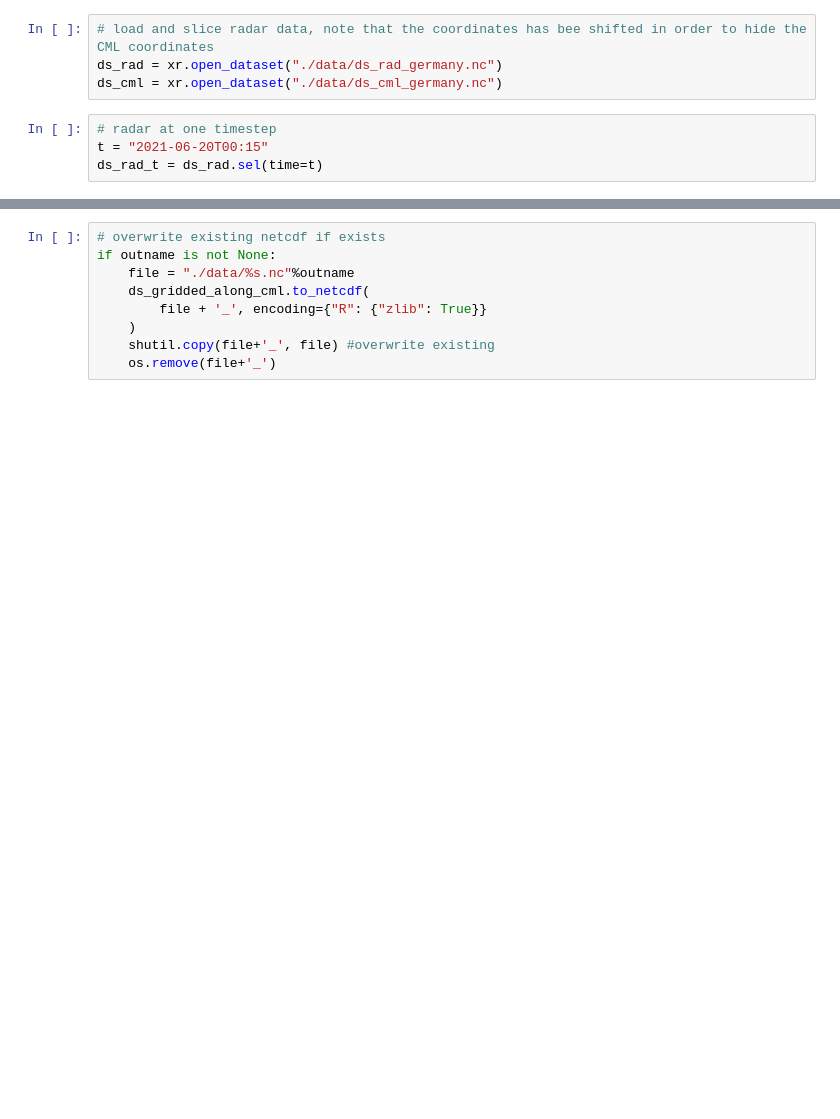
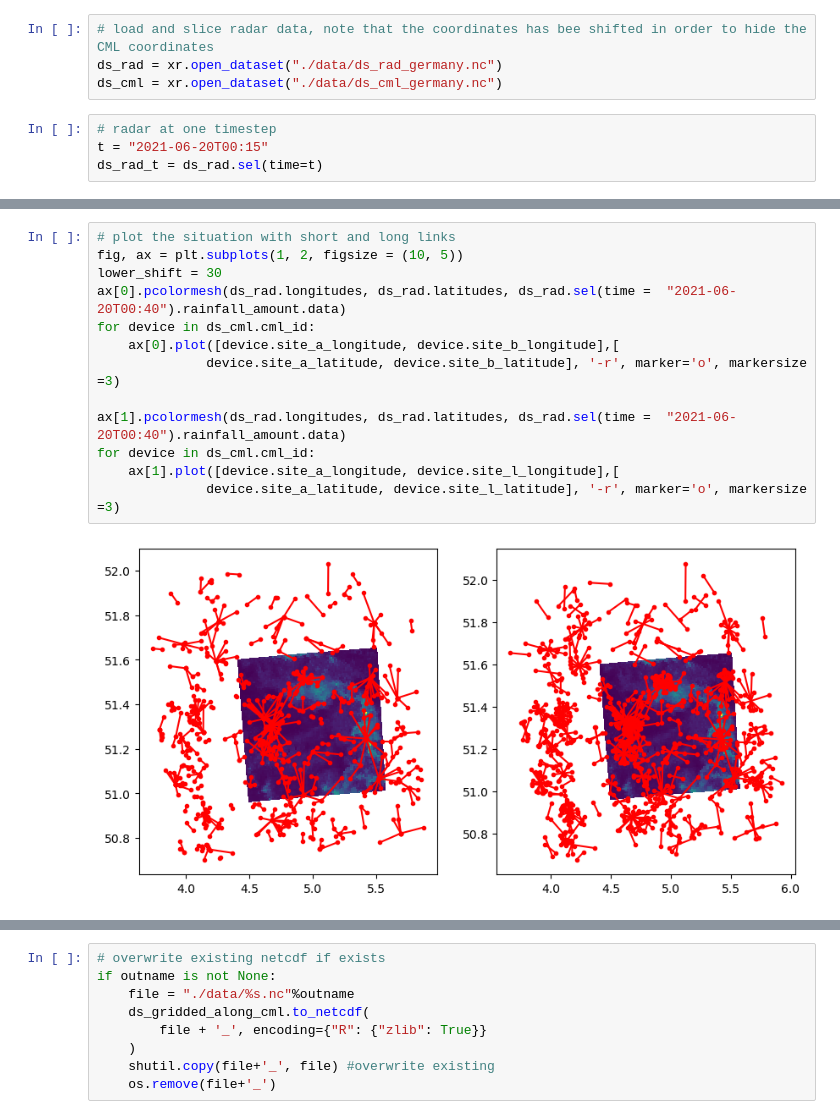
Before and after one commit to eoydvin/RMWSPy, a Jupyter notebook: 2_radar_and_cml_interpolation.ipynb, the cells around one changed output, grey strips where cells are left out. Cells and saved outputs as stored; diff of their text form; blank space fills up the shorter version.

```diff
--- a/2_radar_and_cml_interpolation.ipynb
+++ b/2_radar_and_cml_interpolation.ipynb
@@ -161,0 +120,15 @@ ds_gridded_along_cml['time'] = ds_rad.time
+# %%
+# plot the situation with short and long links
+fig, ax = plt.subplots(1, 2, figsize = (10, 5))
+lower_shift = 30
+ax[0].pcolormesh(ds_rad.longitudes, ds_rad.latitudes, ds_rad.sel(time =  "2021-06-20T00:40").rainfall_amount.data)
+for device in ds_cml.cml_id:
+    ax[0].plot([device.site_a_longitude, device.site_b_longitude],[
+              device.site_a_latitude, device.site_b_latitude], '-r', marker='o', markersize =3)
+
+ax[1].pcolormesh(ds_rad.longitudes, ds_rad.latitudes, ds_rad.sel(time =  "2021-06-20T00:40").rainfall_amount.data)
+for device in ds_cml.cml_id:
+    ax[1].plot([device.site_a_longitude, device.site_l_longitude],[
+              device.site_a_latitude, device.site_l_latitude], '-r', marker='o', markersize =3)
+# %% [output]
+[figure, added]
```
Also changed, not shown: parts of 29 cells of this notebook, 6 other files.
